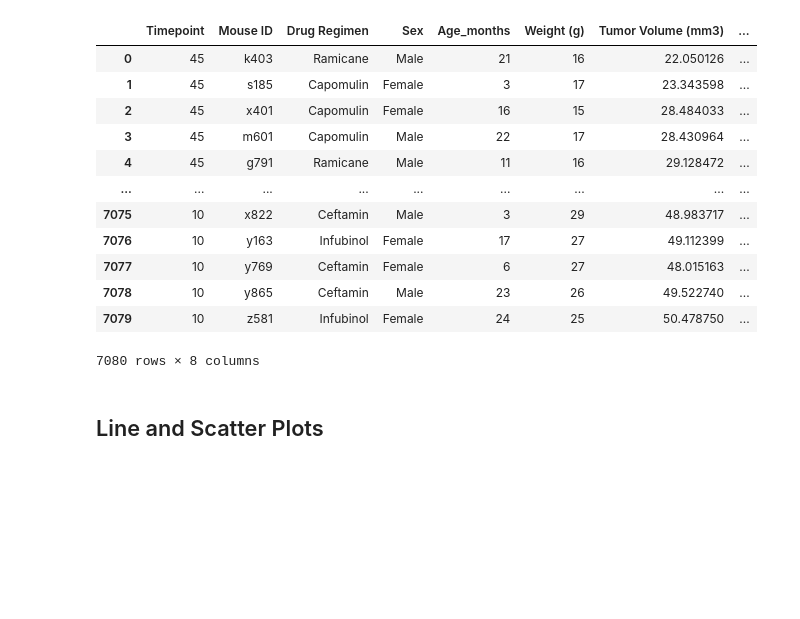
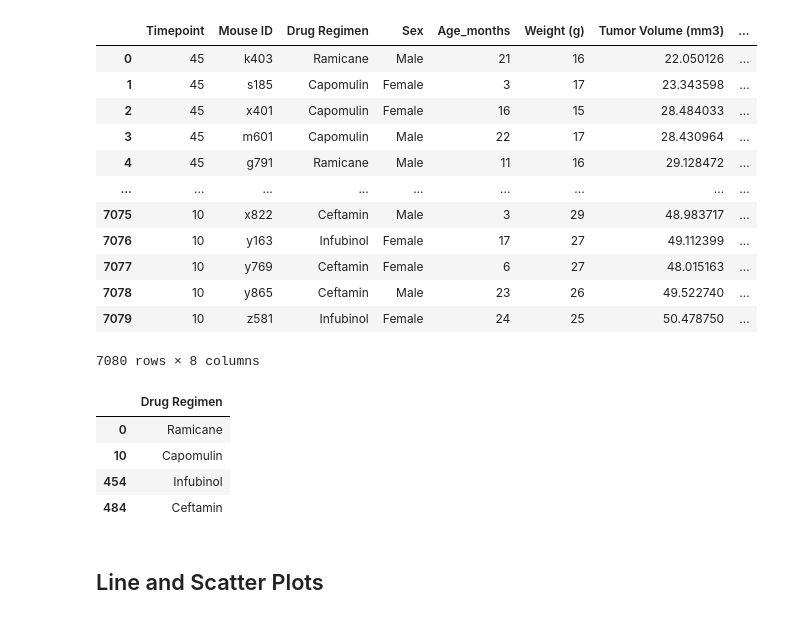
Before and after one commit to LeeProut/matplotlib-challenge, a Jupyter notebook: Pymaceuticals/pymaceuticals.ipynb, the cells around one changed output. Drawn from its saved outputs; the diff is of its cells as text; code cells hidden in the pictures; blank space fills up the shorter version.

Commit message:
list of drug treatments added

```diff
--- a/Pymaceuticals/pymaceuticals.ipynb
+++ b/Pymaceuticals/pymaceuticals.ipynb
@@ -376,25 +376,44 @@ tumor_volume
 # %%
 # Put treatments into a list for for loop (and later for plot labels)
 #O: asking to select the four treatments from previous box--only Capomulin, Ramicane, Infubinol, and Ceftamin
 
+#drug_treatments = drug_regimen_df.groupby("Drug Regimen").nunique()
+#drug_treatments = drug_regimen_df["Drug Regimen"].value_counts()
+#drug_treatments
+
+#making a list of the selected four drug treatments
+drug_treatments = drug_regimen_df[["Drug Regimen"]].drop_duplicates()
+drug_treatments
+
+#drug_list_df = pd.DataFrame({"Drug Treatments" : drug_treatments})
+#drug_list_df
 
 # Create empty list to fill with tumor vol data (for plotting)
+
+#tumor_vol_list = []
+
 #O: In this empty list, append values from for loop.
 #O: Use these four drugs to locate (.loc in drug regimen) in my clean dataframe to find only the mice that used those drugs
 #O: also find tumor volumes
 #pandas documentation for iterating through groups
 #https://pandas.pydata.org/pandas-docs/version/0.17/groupby.html#iterating-through-groups
 
 # Calculate the IQR and quantitatively determine if there are any potential outliers.
 
 
     # Locate the rows which contain mice on each drug and get the tumor volumes
 
 
     # add subset
 
 
     # Determine outliers using upper and lower bounds
+# %% [output]
+|  | Drug Regimen |
+| 0 | Ramicane |
+| 10 | Capomulin |
+| 454 | Infubinol |
+| 484 | Ceftamin |
 # %%
 # Generate a box plot of the final tumor volume of each mouse across four regimens of interest
 # %% [markdown]
```
Also changed, not shown: parts of 1 cell of this notebook.
